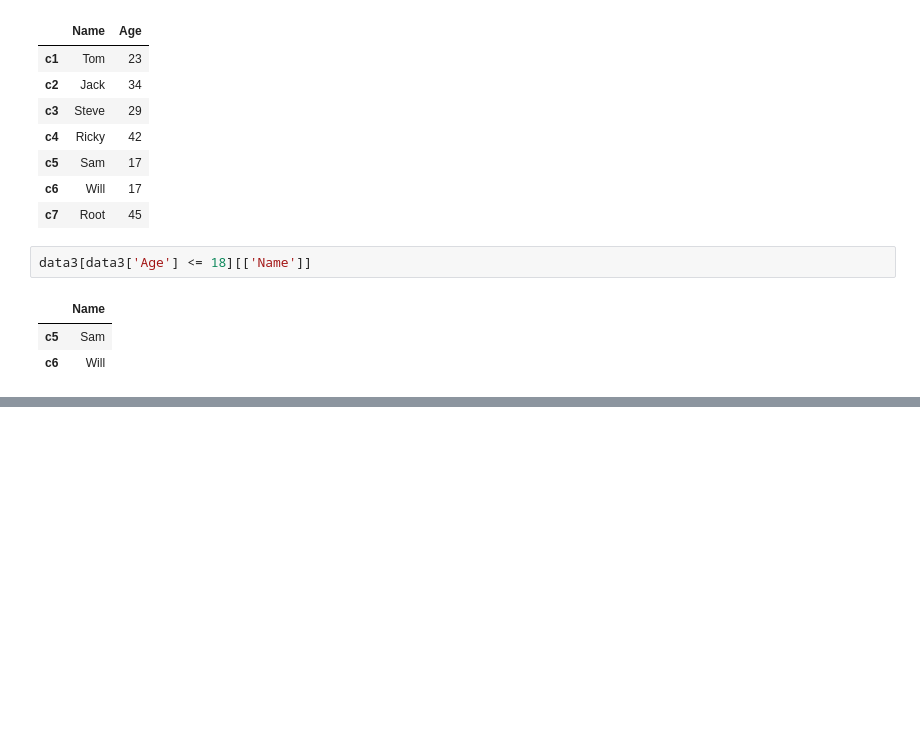
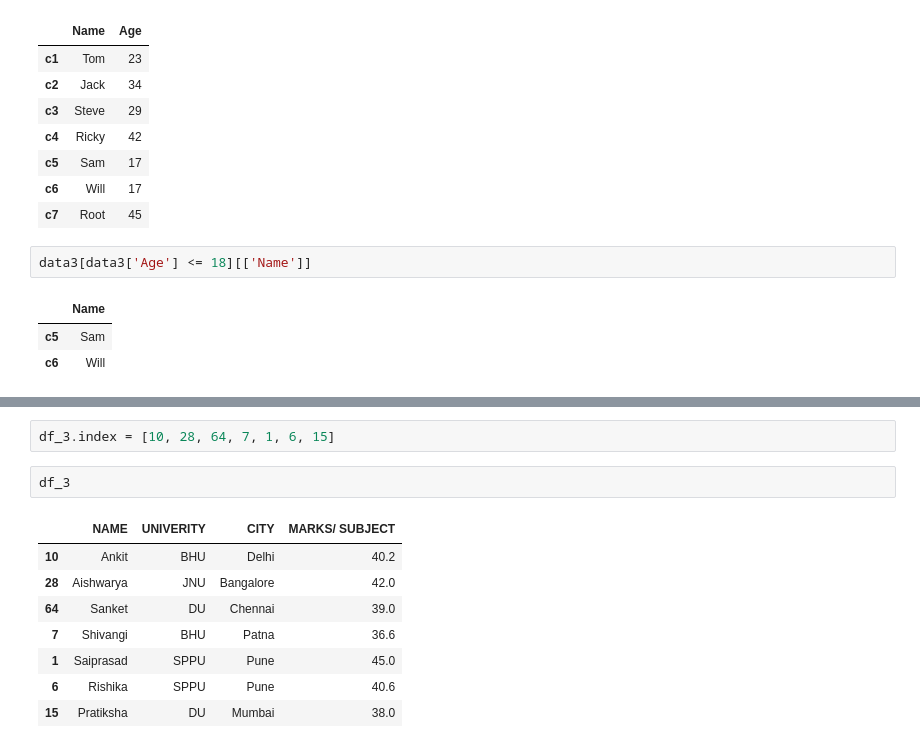
Before and after one commit to hari-r-v/TwiLearn, a Jupyter notebook: LEARNING/pandas.ipynb, the cells around one changed output, grey strips where cells are left out. Cells and saved outputs as stored; diff of their text form; blank space fills up the shorter version.

```diff
--- a/LEARNING/pandas.ipynb
+++ b/LEARNING/pandas.ipynb
@@ -233,0 +422,13 @@ data3[data3['Age'] <= 18][['Name']]
+# %%
+df_3.index = [10, 28, 64, 7, 1, 6, 15]
+# %%
+df_3
+# %% [output]
+|  | NAME | UNIVERITY | CITY | MARKS/ SUBJECT |
+| 10 | Ankit | BHU | Delhi | 40.2 |
+| 28 | Aishwarya | JNU | Bangalore | 42.0 |
+| 64 | Sanket | DU | Chennai | 39.0 |
+| 7 | Shivangi | BHU | Patna | 36.6 |
+| 1 | Saiprasad | SPPU | Pune | 45.0 |
+| 6 | Rishika | SPPU | Pune | 40.6 |
+| 15 | Pratiksha | DU | Mumbai | 38.0 |
```
Also changed, not shown: parts of 40 cells of this notebook, 2 other files.
